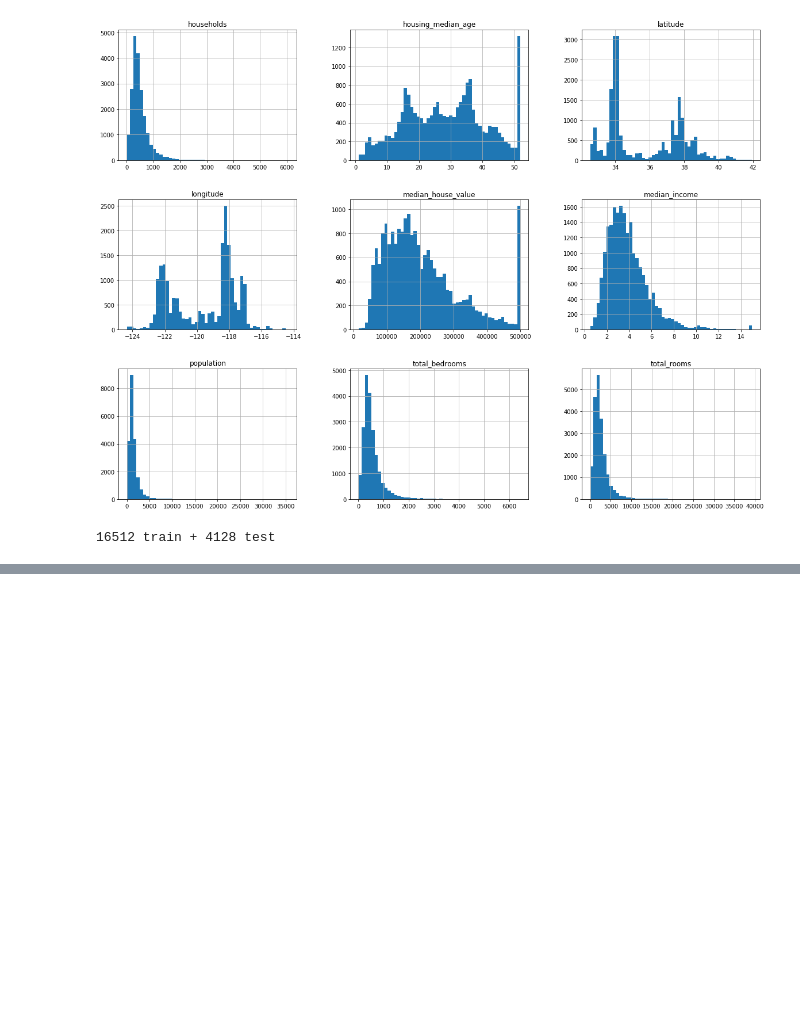
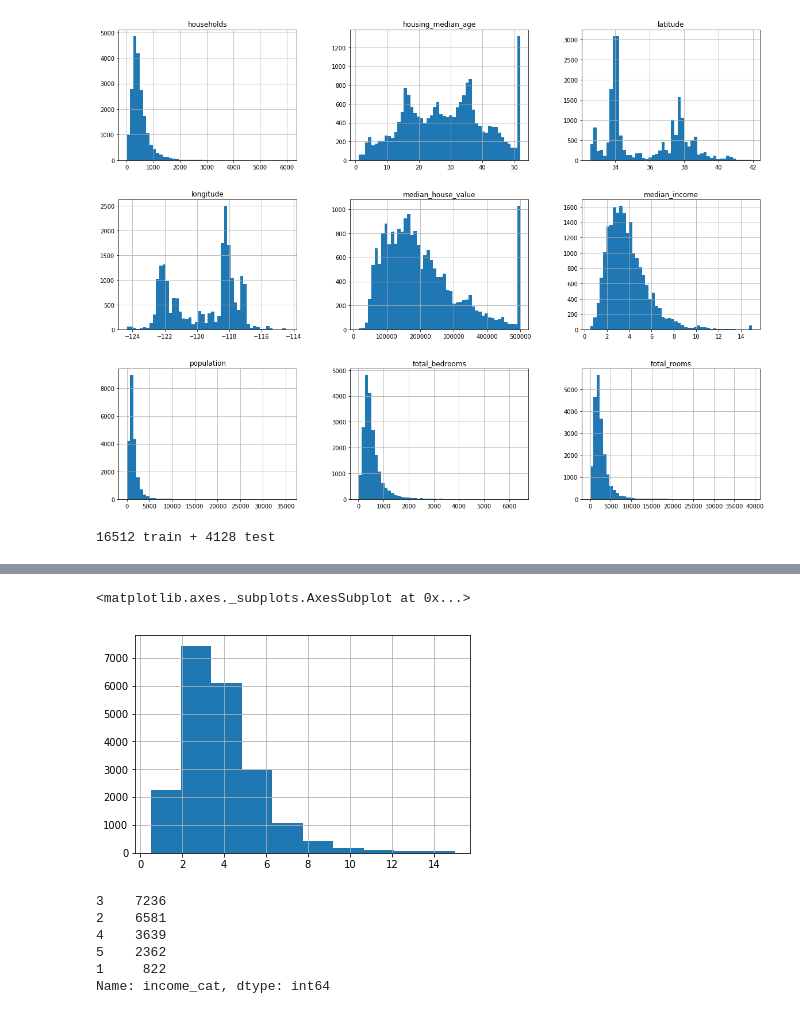
Before and after one commit to ashishps1/handsOnMLBookCode, a Jupyter notebook: chapter2/Housing.ipynb, the cells around one changed output, grey strips where cells are left out. Cells and saved outputs as stored; diff of their text form; code cells hidden in the pictures; blank space fills up the shorter version.

```diff
--- a/chapter2/Housing.ipynb
+++ b/chapter2/Housing.ipynb
@@ -103,0 +142,5 @@ print(len(train_set), "train +", len(test_set), "test")
+# %%
+housing["median_income"].hist()
+# %% [output]
+<matplotlib.axes._subplots.AxesSubplot at 0x...>
+[figure, added]
@@ -103,0 +151,9 @@ print(len(train_set), "train +", len(test_set), "test")
+# %%
+housing["income_cat"].value_counts()
+# %% [output]
+3    7236
+2    6581
+4    3639
+5    2362
+1     822
+Name: income_cat, dtype: int64
```
Also changed, not shown: parts of 14 cells of this notebook.
